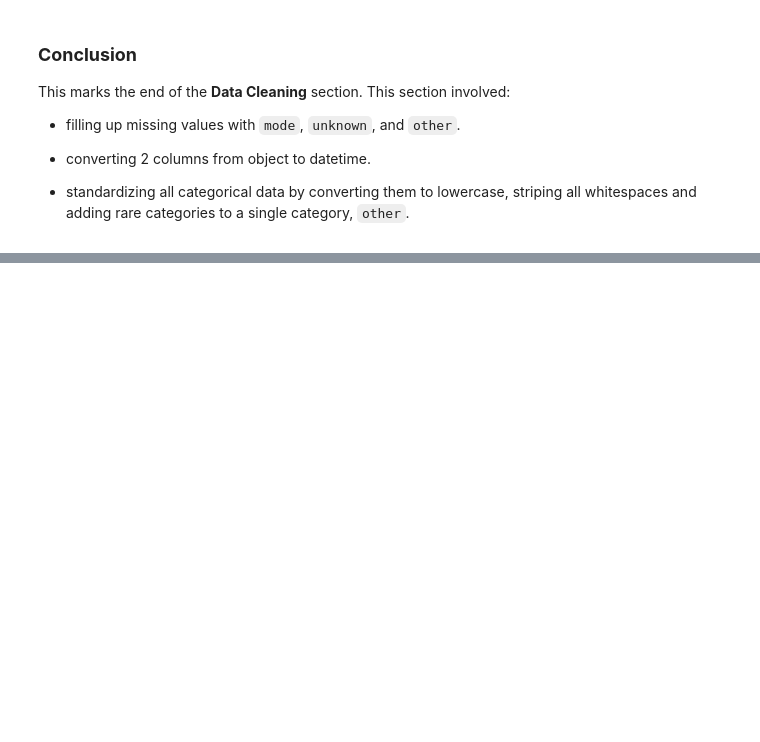
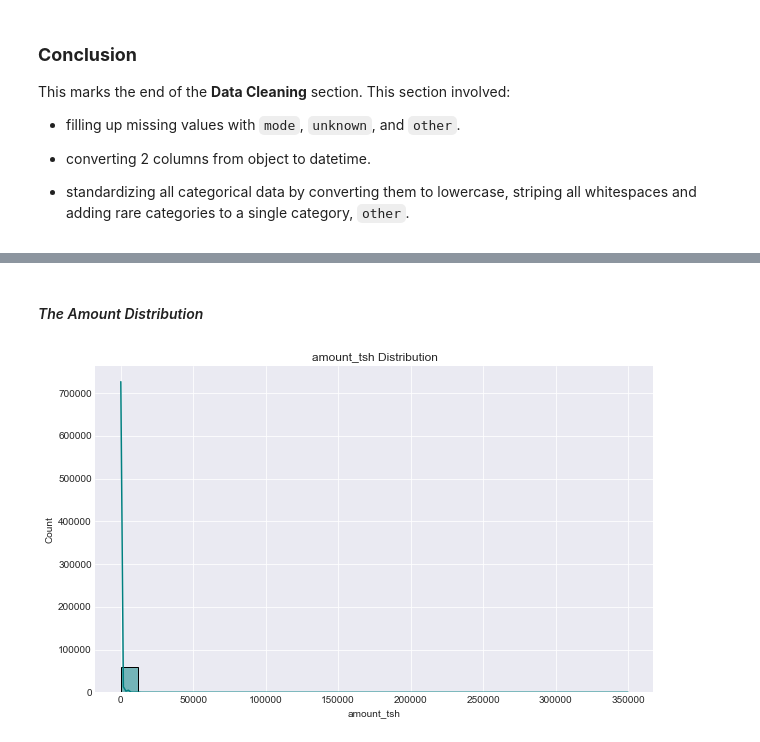
Before and after one commit to Assesa44/Tanzania-Wells-Functionality-Predictions, a Jupyter notebook: Notebooks/wells_analysis.ipynb, the cells around one changed output, grey strips where cells are left out. Drawn from its saved outputs; the diff is of its cells as text; code cells hidden in the pictures; blank space fills up the shorter version.

```diff
--- a/Notebooks/wells_analysis.ipynb
+++ b/Notebooks/wells_analysis.ipynb
@@ -105,7 +105,7 @@ In the next cell we are only loading the 2 train datasets as `X` and `y`.
 X = pd.read_csv('../Data/Raw_Data/Training_Set_Values.csv')
 
 # The target variable.
-y = pd.read_csv('../Data/Raw_Data/Training_Set_Labels.csv')
+y_training = pd.read_csv('../Data/Raw_Data/Training_Set_Labels.csv')
 # %%
 # Preview predicting features.
 print('Predictors')
@@ -640,0 +658,23 @@ This marks the end of the **Data Cleaning** section. This section involved:
+# %%
+class EDA:
+    plt.style.use('seaborn-darkgrid') # -> Set the plot style.
+
+    def __init__(self, data, figsize=(10, 6)):
+        self.data = data
+        self.figsize = figsize
+
+    def distribution(self, series): # -> Plot numerical distribution.
+        self.series = series
+        plt.figure(figsize=self.figsize)
+        sns.histplot(self.data[self.series], bins=30, kde=True, color='teal')
+        plt.title(f'{self.series} Distribution')
+        plt.xlabel(self.series)
+        return plt.show()
+# %% [markdown]
+#### *The Amount Distribution*
+# %%
+plot = EDA(X_cleaned)
+
+plot.distribution('amount_tsh')
+# %% [output]
+[figure, added]
```
Also changed, not shown: parts of 28 cells of this notebook.
